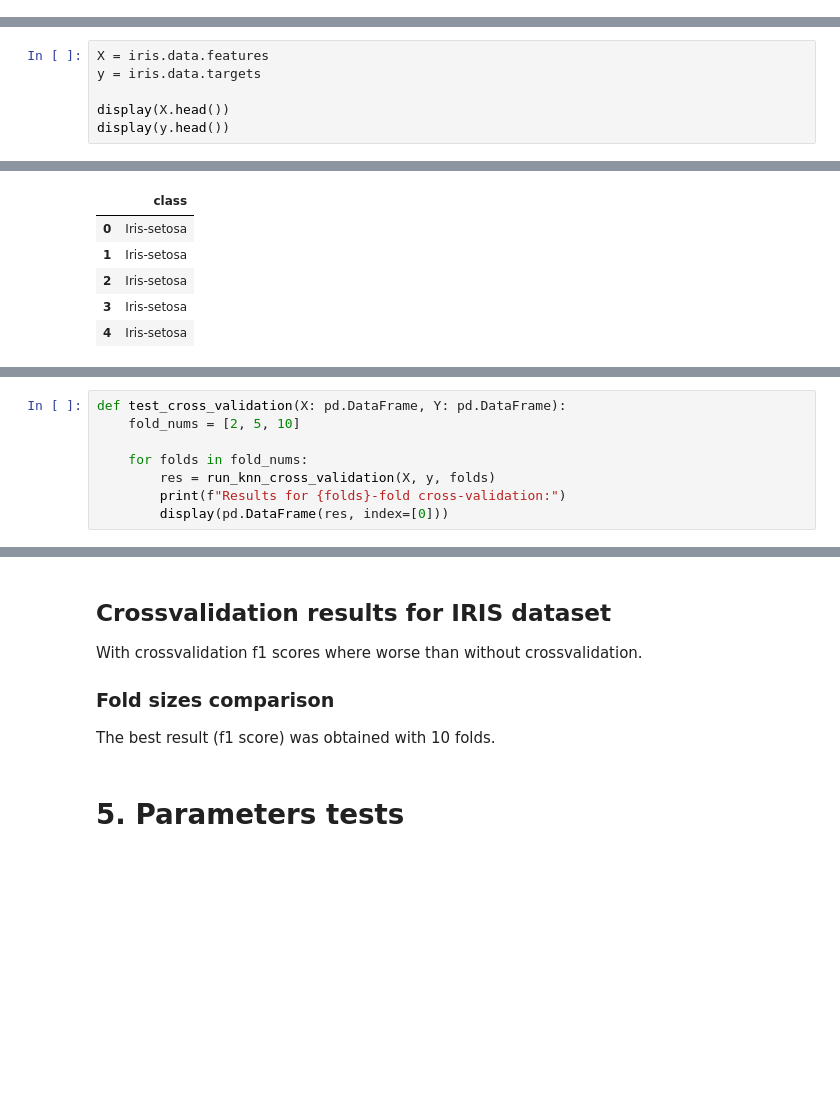
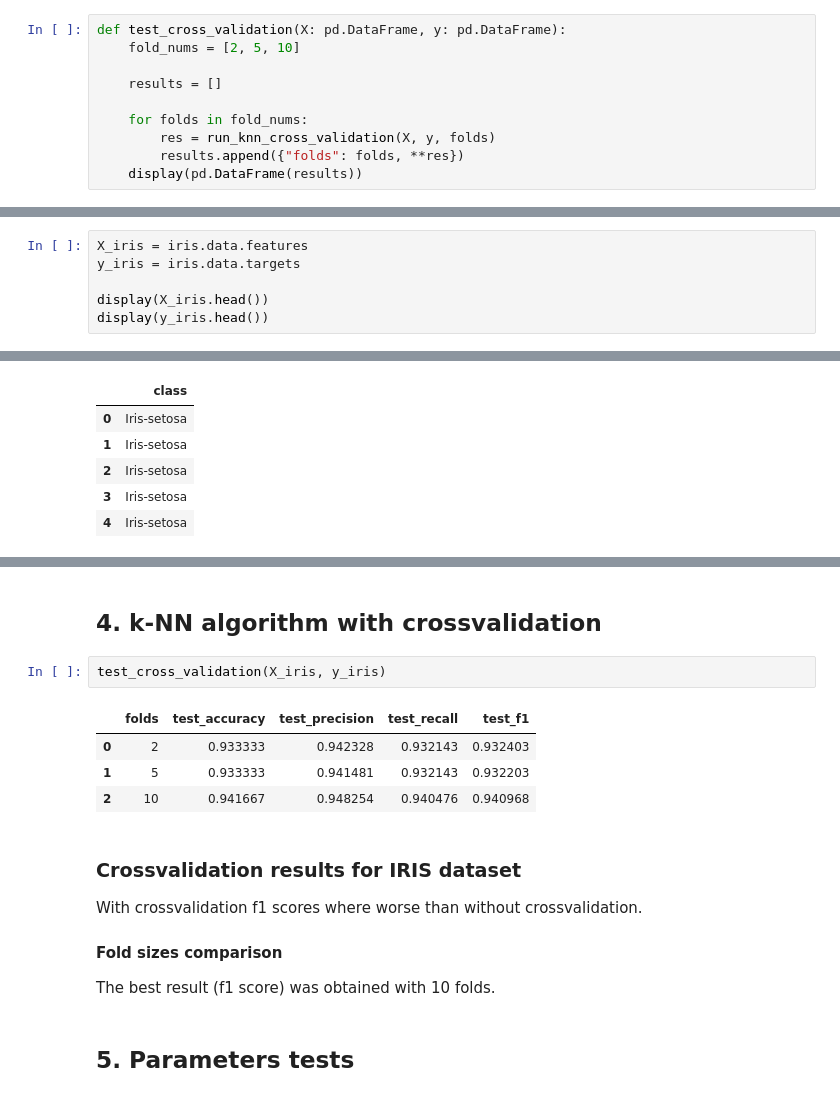
Before and after one commit to piotrdurniat/ml-l2-knn, a Jupyter notebook: iris.ipynb, the cells around one changed output, grey strips where cells are left out. Drawn from its saved outputs; the diff is of its cells as text; blank space fills up the shorter version.

```diff
--- a/iris.ipynb
+++ b/iris.ipynb
@@ -27,0 +128,10 @@ class UciMlDataset(NamedTuple):
+# %%
+def test_cross_validation(X: pd.DataFrame, y: pd.DataFrame):
+    fold_nums = [2, 5, 10]
+
+    results = []
+
+    for folds in fold_nums:
+        res = run_knn_cross_validation(X, y, folds)
+        results.append({"folds": folds, **res})
+    display(pd.DataFrame(results))
@@ -28,11 +220,11 @@ class UciMlDataset(NamedTuple):
 # %%
 iris: UciMlDataset = fetch_ucirepo(id=53)
 # %%
-X = iris.data.features
-y = iris.data.targets
+X_iris = iris.data.features
+y_iris = iris.data.targets
 
-display(X.head())
-display(y.head())
+display(X_iris.head())
+display(y_iris.head())
 # %% [output]
 |  | sepal length | sepal width | petal length | petal width |
 | 0 | 5.1 | 3.5 | 1.4 | 0.2 |
@@ -165,8 +242,0 @@ Iris-versicolor       1.00      1.00      1.00         9
-# %%
-def test_cross_validation(X: pd.DataFrame, Y: pd.DataFrame):
-    fold_nums = [2, 5, 10]
-
-    for folds in fold_nums:
-        res = run_knn_cross_validation(X, y, folds)
-        print(f"Results for {folds}-fold cross-validation:")
-        display(pd.DataFrame(res, index=[0]))
@@ -185,10 +259,19 @@ Results for 10-fold cross-validation:
+# %% [markdown]
+## 4. k-NN algorithm with crossvalidation
+# %%
+test_cross_validation(X_iris, y_iris)
+# %% [output]
+|  | folds | test_accuracy | test_precision | test_recall | test_f1 |
+| 0 | 2 | 0.933333 | 0.942328 | 0.932143 | 0.932403 |
+| 1 | 5 | 0.933333 | 0.941481 | 0.932143 | 0.932203 |
+| 2 | 10 | 0.941667 | 0.948254 | 0.940476 | 0.940968 |
 # %% [markdown]
-## Crossvalidation results for IRIS dataset
+### Crossvalidation results for IRIS dataset
 
 With crossvalidation f1 scores where worse than without crossvalidation.
 
-### Fold sizes comparison
+#### Fold sizes comparison
 
 The best result (f1 score) was obtained with 10 folds.
 # %% [markdown]
-# 5. Parameters tests
+## 5. Parameters tests
```
Also changed, not shown: parts of 24 cells of this notebook.
